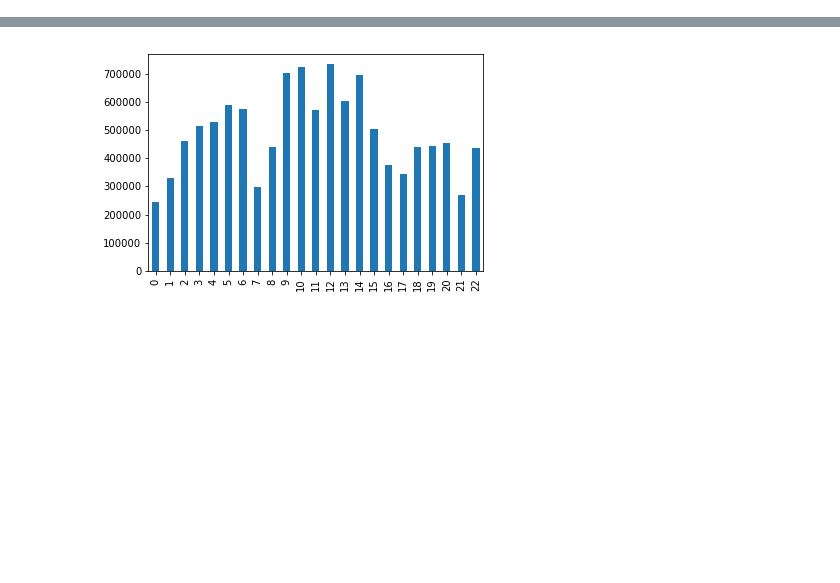
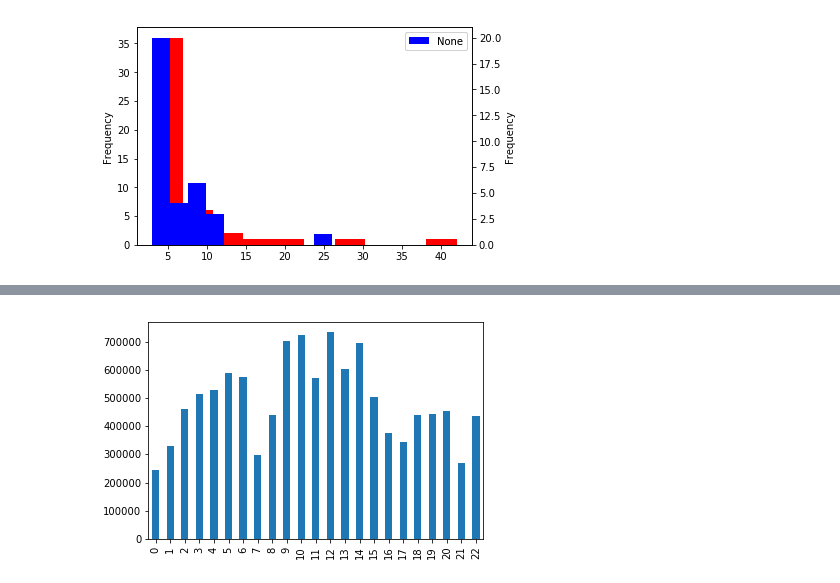
Before and after one commit to skDooley/AntibioticResistance, a Jupyter notebook: GetAntiBioticData.ipynb, the cells around one changed output, grey strips where cells are left out. Saved outputs shown, nothing was run; the diff lists cells and outputs as text; code cells hidden in the pictures; blank space fills up the shorter version.

```diff
--- a/GetAntiBioticData.ipynb
+++ b/GetAntiBioticData.ipynb
@@ -27,0 +106,19 @@ treated.shape,untreated.shape,metadata.shape
+# %%
+import matplotlib.pyplot as plt
+
+fig = plt.figure() # Create matplotlib figure
+
+ax = fig.add_subplot(111) # Create matplotlib axes
+ax2 = ax.twinx() # Create another axes that shares the same x-axis as ax.
+
+width = 1.0
+
+untreatedCRs.plot(kind='hist', color='red', ax=ax)
+treatedCRs.plot(kind='hist', color='blue', ax=ax2)
+plt.
+# ax.set_ylabel('')
+# plt.set_xlabel('Number of crRNAs / CRISPR array')
+
+plt.show()
+# %% [output]
+[figure, added]
```
Also changed, not shown: parts of 22 cells of this notebook, 1 other file.
